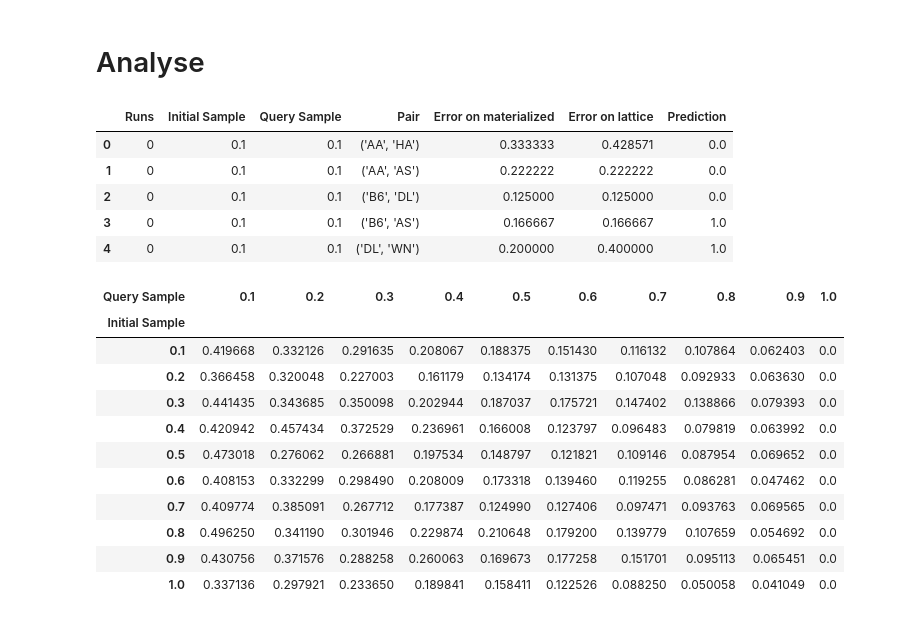
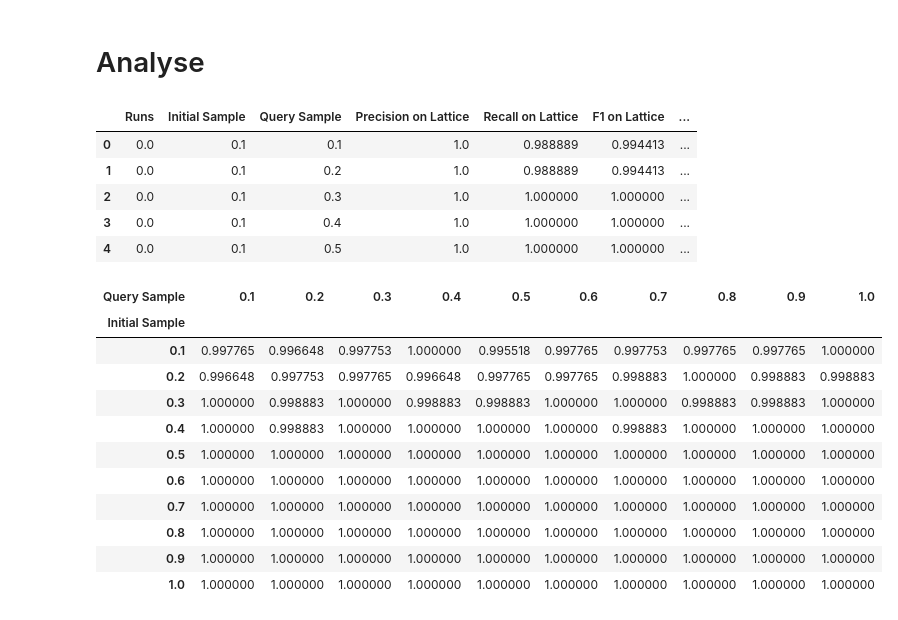
Before and after one commit to patrickmarcel/rankInsightGeneration, a Jupyter notebook: visu-results.ipynb, the cells around one changed output. Drawn from its saved outputs; the diff is of its cells as text; code cells hidden in the pictures.

```diff
--- a/visu-results.ipynb
+++ b/visu-results.ipynb
@@ -5,35 +5,35 @@ import pandas as pd
 import seaborn as sns
 from matplotlib import pyplot as plt
 # %%
-data = pd.read_csv("results/error_29-11-24:18:52:08.csv", index_col=0)
+data = pd.read_csv("results/f1-r@k_02-12-24:14:40:02.csv", index_col=0)
 #data = pd.read_csv("results/f1-r@k_29-11-24:18:52:08.csv", index_col=0)
 data['Initial Sample'] = data['Initial Sample'].astype(str)
 # %%
 data.head()
 # %% [output]
-|  | Runs | Initial Sample | Query Sample | Pair | Error on materialized | Error on lattice | Prediction |
-| 0 | 0 | 0.1 | 0.1 | ('AA', 'HA') | 0.333333 | 0.428571 | 0.0 |
-| 1 | 0 | 0.1 | 0.1 | ('AA', 'AS') | 0.222222 | 0.222222 | 0.0 |
-| 2 | 0 | 0.1 | 0.1 | ('B6', 'DL') | 0.125000 | 0.125000 | 0.0 |
-| 3 | 0 | 0.1 | 0.1 | ('B6', 'AS') | 0.166667 | 0.166667 | 1.0 |
-| 4 | 0 | 0.1 | 0.1 | ('DL', 'WN') | 0.200000 | 0.400000 | 1.0 |
+|  | Runs | Initial Sample | Query Sample | Precision on Lattice | Recall on Lattice | F1 on Lattice | ... |
+| 0 | 0.0 | 0.1 | 0.1 | 1.0 | 0.988889 | 0.994413 | ... |
+| 1 | 0.0 | 0.1 | 0.2 | 1.0 | 0.988889 | 0.994413 | ... |
+| 2 | 0.0 | 0.1 | 0.3 | 1.0 | 1.000000 | 1.000000 | ... |
+| 3 | 0.0 | 0.1 | 0.4 | 1.0 | 1.000000 | 1.000000 | ... |
+| 4 | 0.0 | 0.1 | 0.5 | 1.0 | 1.000000 | 1.000000 | ... |
 # %%
-pivot = pd.pivot_table(data, values="Error on materialized", index='Initial Sample', columns=['Query Sample'], aggfunc="mean")
+pivot = pd.pivot_table(data, values="F1 on Queries", index='Initial Sample', columns=['Query Sample'], aggfunc="mean")
 #pivot = pd.pivot_table(data, values="F1 on Queries", index='Initial Sample', columns=['Query Sample'], aggfunc="mean")
 pivot
 # %% [output]
 | Query Sample | 0.1 | 0.2 | 0.3 | 0.4 | 0.5 | 0.6 | 0.7 | 0.8 | 0.9 | 1.0 |
 | Initial Sample |  |  |  |  |  |  |  |  |  |  |
-| 0.1 | 0.419668 | 0.332126 | 0.291635 | 0.208067 | 0.188375 | 0.151430 | 0.116132 | 0.107864 | 0.062403 | 0.0 |
-| 0.2 | 0.366458 | 0.320048 | 0.227003 | 0.161179 | 0.134174 | 0.131375 | 0.107048 | 0.092933 | 0.063630 | 0.0 |
-| 0.3 | 0.441435 | 0.343685 | 0.350098 | 0.202944 | 0.187037 | 0.175721 | 0.147402 | 0.138866 | 0.079393 | 0.0 |
-| 0.4 | 0.420942 | 0.457434 | 0.372529 | 0.236961 | 0.166008 | 0.123797 | 0.096483 | 0.079819 | 0.063992 | 0.0 |
-| 0.5 | 0.473018 | 0.276062 | 0.266881 | 0.197534 | 0.148797 | 0.121821 | 0.109146 | 0.087954 | 0.069652 | 0.0 |
-| 0.6 | 0.408153 | 0.332299 | 0.298490 | 0.208009 | 0.173318 | 0.139460 | 0.119255 | 0.086281 | 0.047462 | 0.0 |
-| 0.7 | 0.409774 | 0.385091 | 0.267712 | 0.177387 | 0.124990 | 0.127406 | 0.097471 | 0.093763 | 0.069565 | 0.0 |
-| 0.8 | 0.496250 | 0.341190 | 0.301946 | 0.229874 | 0.210648 | 0.179200 | 0.139779 | 0.107659 | 0.054692 | 0.0 |
-| 0.9 | 0.430756 | 0.371576 | 0.288258 | 0.260063 | 0.169673 | 0.177258 | 0.151701 | 0.095113 | 0.065451 | 0.0 |
-| 1.0 | 0.337136 | 0.297921 | 0.233650 | 0.189841 | 0.158411 | 0.122526 | 0.088250 | 0.050058 | 0.041049 | 0.0 |
+| 0.1 | 0.997765 | 0.996648 | 0.997753 | 1.000000 | 0.995518 | 0.997765 | 0.997753 | 0.997765 | 0.997765 | 1.000000 |
+| 0.2 | 0.996648 | 0.997753 | 0.997765 | 0.996648 | 0.997765 | 0.997765 | 0.998883 | 1.000000 | 0.998883 | 0.998883 |
+| 0.3 | 1.000000 | 0.998883 | 1.000000 | 0.998883 | 0.998883 | 1.000000 | 1.000000 | 0.998883 | 0.998883 | 1.000000 |
+| 0.4 | 1.000000 | 0.998883 | 1.000000 | 1.000000 | 1.000000 | 1.000000 | 0.998883 | 1.000000 | 1.000000 | 1.000000 |
+| 0.5 | 1.000000 | 1.000000 | 1.000000 | 1.000000 | 1.000000 | 1.000000 | 1.000000 | 1.000000 | 1.000000 | 1.000000 |
+| 0.6 | 1.000000 | 1.000000 | 1.000000 | 1.000000 | 1.000000 | 1.000000 | 1.000000 | 1.000000 | 1.000000 | 1.000000 |
+| 0.7 | 1.000000 | 1.000000 | 1.000000 | 1.000000 | 1.000000 | 1.000000 | 1.000000 | 1.000000 | 1.000000 | 1.000000 |
+| 0.8 | 1.000000 | 1.000000 | 1.000000 | 1.000000 | 1.000000 | 1.000000 | 1.000000 | 1.000000 | 1.000000 | 1.000000 |
+| 0.9 | 1.000000 | 1.000000 | 1.000000 | 1.000000 | 1.000000 | 1.000000 | 1.000000 | 1.000000 | 1.000000 | 1.000000 |
+| 1.0 | 1.000000 | 1.000000 | 1.000000 | 1.000000 | 1.000000 | 1.000000 | 1.000000 | 1.000000 | 1.000000 | 1.000000 |
 # %%
 sns.heatmap(pivot, vmin=0, vmax=0.2)
 # %% [output]
```
Also changed, not shown: parts of 2 cells of this notebook, 9 other files.
